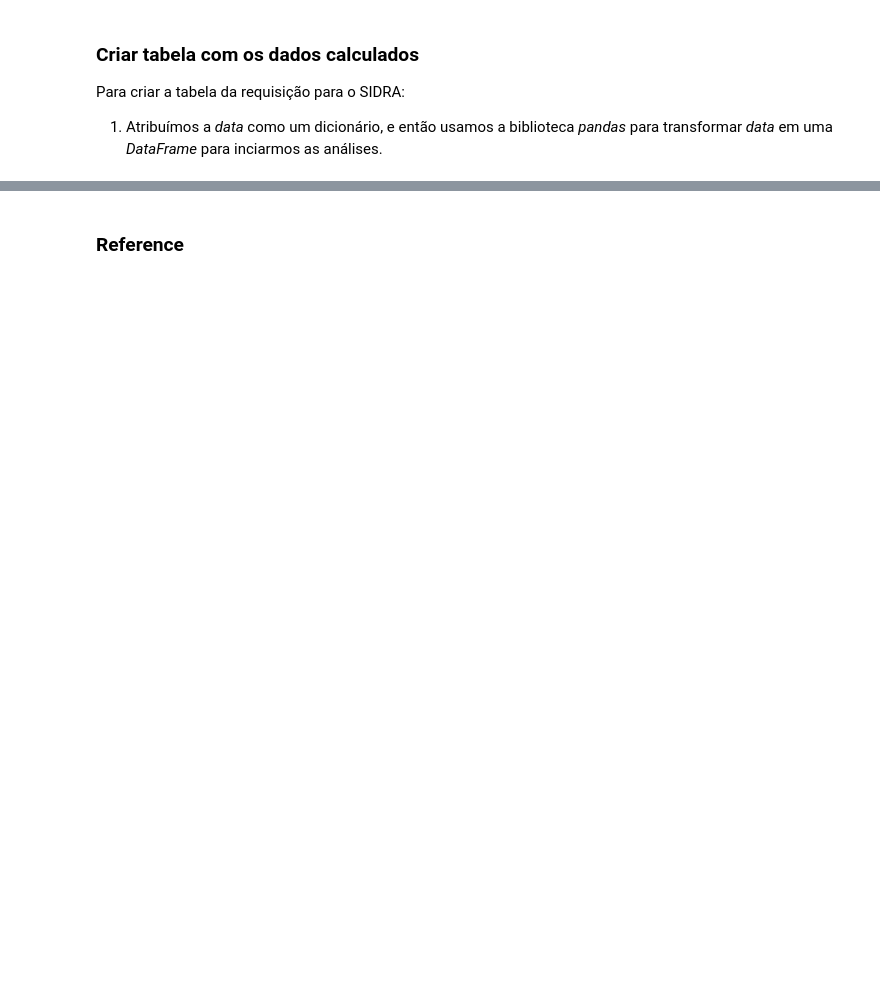
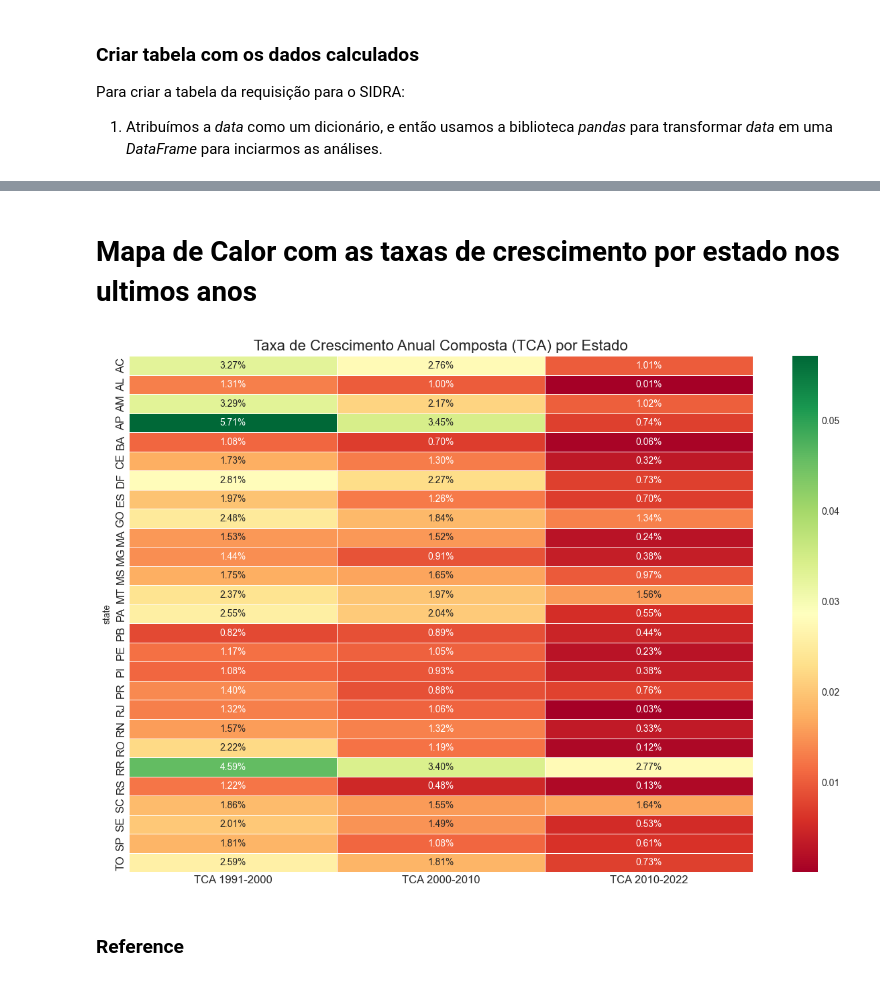
Before and after one commit to jlfenerich/project.censo-dataviz, a Jupyter notebook: notebooks/analysis1_population_growth.ipynb, the cells around one changed output, grey strips where cells are left out. Cells and saved outputs as stored; diff of their text form; code cells hidden in the pictures; blank space fills up the shorter version.

```diff
--- a/notebooks/analysis1_population_growth.ipynb
+++ b/notebooks/analysis1_population_growth.ipynb
@@ -121,0 +170,10 @@ plt.show()
+# %%
+intervals = [(1991, 2000), (2000, 2010), (2010, 2022)]
+tcas = {}
+
+for start, end in intervals:
+    n = end - start
+    tca = ((state_population_pivot[end] / state_population_pivot[start]) ** (1/n)) - 1
+    tcas[f"TCA {start}-{end}"] = tca
+
+tca_df = pd.DataFrame(tcas)
@@ -122,2 +200,18 @@ plt.show()
+# %% [markdown]
+# Mapa de Calor com as taxas de crescimento por estado nos ultimos anos
+# %%
+plt.figure(figsize=(15, 10))  # Aumentar o tamanho da figura
+
+ax = sns.heatmap(tca_df, annot=True, cmap='RdYlGn', fmt=".2%", linewidths=.5)
+
+plt.title("Taxa de Crescimento Anual Composta (TCA) por Estado", fontsize=16)
+
+# Ajustar o tamanho da fonte dos rótulos
+ax.set_xticklabels(ax.get_xticklabels(), fontsize=12)
+ax.set_yticklabels(ax.get_yticklabels(), fontsize=12)
+
+plt.show()
+# %% [output]
+[figure, added]
 # %% [markdown]
 ### Reference
```
Also changed, not shown: parts of 13 cells of this notebook.
